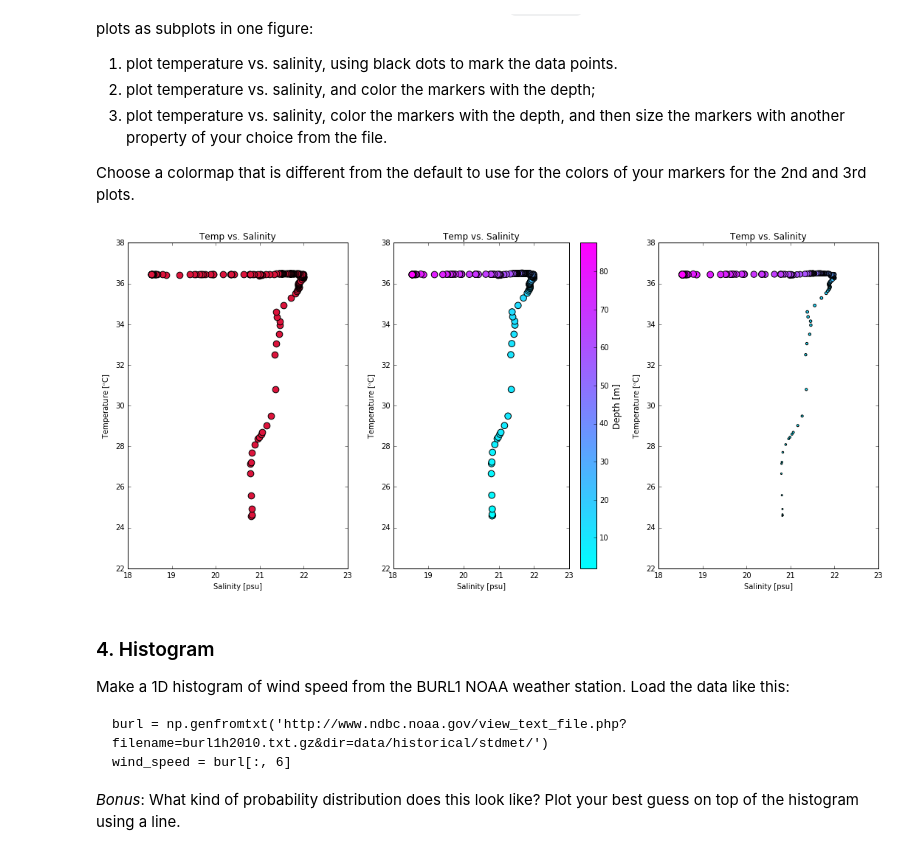
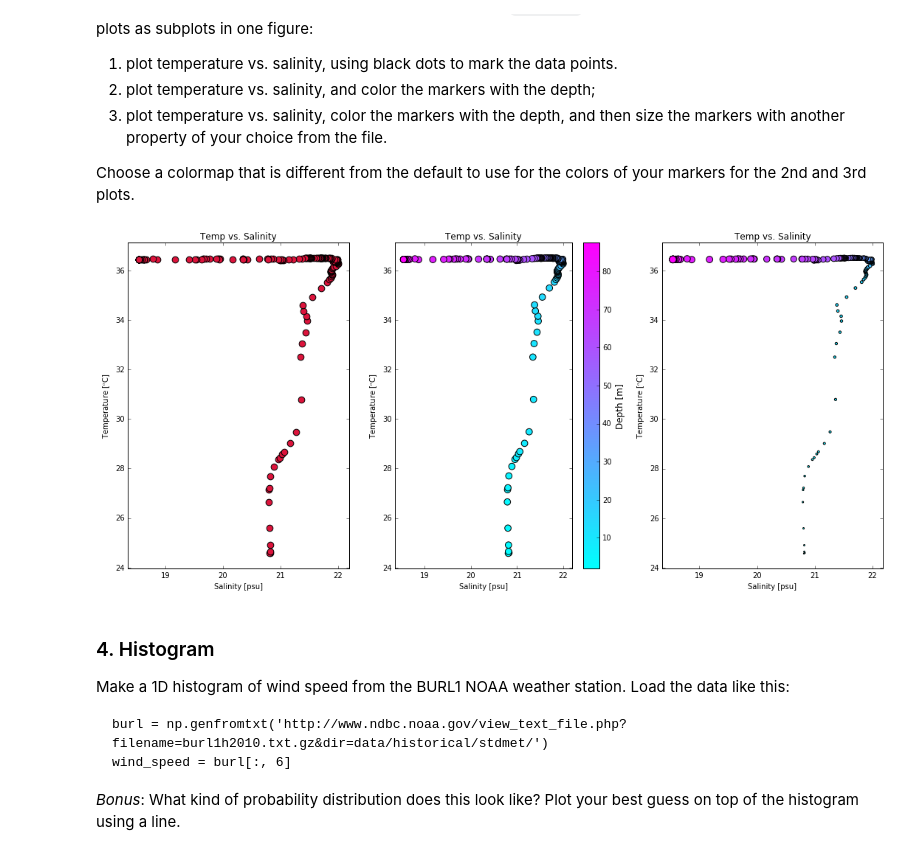
Before and after one commit to johntamu/python4geosciences-hw, a Jupyter notebook: hw04-solutions.ipynb, the cells around one changed output. Drawn from its saved outputs; the diff is of its cells as text; code cells hidden in the pictures.

```diff
--- a/hw04-solutions.ipynb
+++ b/hw04-solutions.ipynb
@@ -124,41 +186,41 @@ ax.scatter(x,y,color='crimson',s=75,linewidths=1,edgecolor='black')
 xticklocs = [18,19,20,21,22,23]
 plt.xticks(xticklocs);
 #ax.set_xlim(21,21.5)
-#ax.axis('tight')
+ax.axis('tight')
 
 ax2 = fig.add_subplot(1,3,2)
 ax2.set_xlabel('Salinity [psu]')
 ax2.set_ylabel('Temperature [$^{o}$C]')
 ax2.set_title('Temp vs. Salinity')
 a = ax2.scatter(x,y,c=z,s=75,linewidths=1,edgecolor='black',cmap='cool')
 cb = plt.colorbar(a, ax=ax2)
 cb.set_label('Depth [m]', fontsize=12)
 xticklocs = range(18,24,1) # Alternate way of specifying numbers represented by tick marks
 plt.xticks(xticklocs);
 #ax2.set_xlim(21,21.5)
 #ax3 = ax2.twinx() # Making a depth axis to give some context of how temp changes, but no plotting depth data
 #ax3.set_ylabel('Depth [m]')
 #ax3.set_ylim(0,20)
 #ax3.scatter(x,z)
-#ax2.axis('tight')
+ax2.axis('tight')
 
 ax4 = fig.add_subplot(1,3,3)
 ax4.set_xlabel('Salinity [psu]')
 ax4.set_ylabel('Temperature [$^{o}$C]')
 ax4.set_title('Temp vs. Salinity')
 ax4.scatter(x,y,c=z,s=z,linewidths=1,edgecolor='black',cmap='cool')
 xticklocs = [18,19,20,21,22,23]
 plt.xticks(xticklocs);
 #ax4.set_xlim(21,21.5)
 #ax5 = ax4.twinx() # Making a depth axis to give some context of how temp changes, but no plotting depth data
 #ax5.set_ylabel('Depth [m]')
 #ax5.set_ylim(0,20)
 #ax3.scatter(x,z)
-#ax2.axis('tight')
+ax4.axis('tight')
 # For sizing markers relative to another property, make sure the property has a large range (e.g., depth)
 fig.tight_layout()
 # %% [output]
-[figure, old version]
+[figure, new version]
 # %% [markdown]
 ### 4. Histogram
 
```
Also changed, not shown: parts of 13 cells of this notebook.
